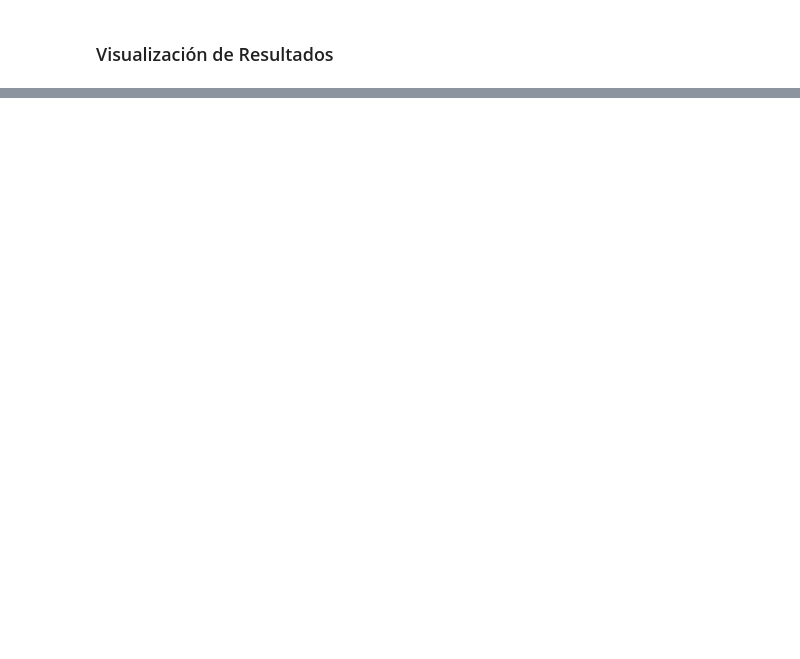
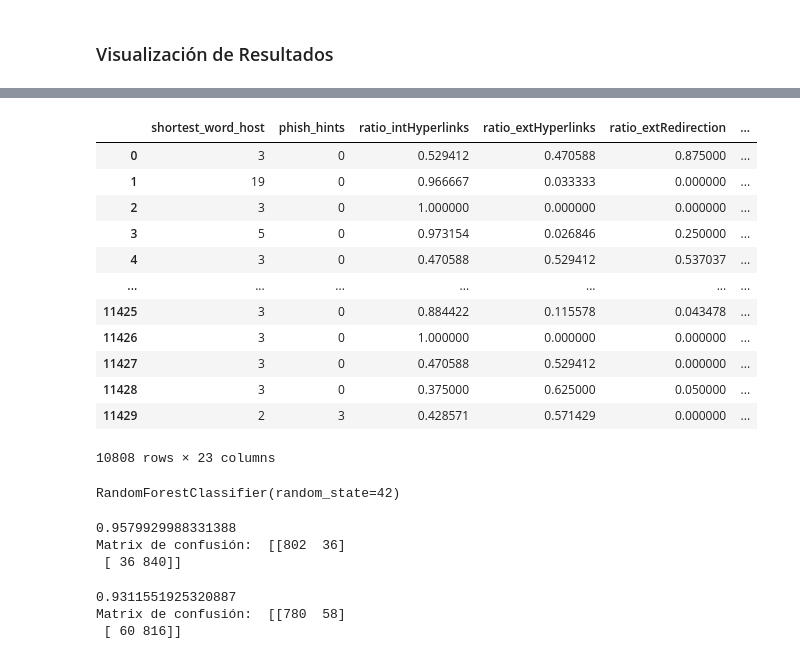
Before and after one commit to JavierCotto5201/LAB1_SDS, a Jupyter notebook: Laoratorio 1.ipynb, the cells around one changed output, grey strips where cells are left out. Drawn from its saved outputs; the diff is of its cells as text; code cells hidden in the pictures; blank space fills up the shorter version.

```diff
--- a/Laoratorio 1.ipynb
+++ b/Laoratorio 1.ipynb
@@ -257,0 +468,16 @@ See the caveats in the documentation: https://pandas.pydata.org/pandas-docs/stab
+# %%
+df_copy2.drop_duplicates()
+# %% [output]
+|  | shortest_word_host | phish_hints | ratio_intHyperlinks | ratio_extHyperlinks | ratio_extRedirection | ... |
+| 0 | 3 | 0 | 0.529412 | 0.470588 | 0.875000 | ... |
+| 1 | 19 | 0 | 0.966667 | 0.033333 | 0.000000 | ... |
+| 2 | 3 | 0 | 1.000000 | 0.000000 | 0.000000 | ... |
+| 3 | 5 | 0 | 0.973154 | 0.026846 | 0.250000 | ... |
+| 4 | 3 | 0 | 0.470588 | 0.529412 | 0.537037 | ... |
+| ... | ... | ... | ... | ... | ... | ... |
+| 11425 | 3 | 0 | 0.884422 | 0.115578 | 0.043478 | ... |
+| 11426 | 3 | 0 | 1.000000 | 0.000000 | 0.000000 | ... |
+| 11427 | 3 | 0 | 0.470588 | 0.529412 | 0.000000 | ... |
+| 11428 | 3 | 0 | 0.375000 | 0.625000 | 0.050000 | ... |
+| 11429 | 2 | 3 | 0.428571 | 0.571429 | 0.000000 | ... |
+10808 rows × 23 columns
@@ -257,0 +487,20 @@ See the caveats in the documentation: https://pandas.pydata.org/pandas-docs/stab
+# %%
+rf = RandomForestClassifier(n_estimators = 100, random_state = 42)
+rf.fit(X_train, y_train)
+# %% [output]
+RandomForestClassifier(random_state=42)
+# %%
+# Realizamos predicciones con las metricas de validación
+predictions = rf.predict(X_valid)
+
+# Get the results y_valid
+validation_confusion_matrix = confusion_matrix(y_valid, predictions)
+validation_recall_score = recall_score(y_valid, predictions, average=None)
+validation_precision_score = precision_score(y_valid, predictions, average=None)
+validation_f1_score = f1_score(y_valid, predictions, average=None)
+print(metrics.accuracy_score(y_valid, predictions))
+print("Matrix de confusión: ", validation_confusion_matrix)
+# %% [output]
+0.9579929988331388
+Matrix de confusión:  [[802  36]
+ [ 36 840]]
@@ -257,0 +513,12 @@ See the caveats in the documentation: https://pandas.pydata.org/pandas-docs/stab
+# %%
+# Get the results y_valid
+validation_confusion_matrix = confusion_matrix(y_valid, predictions2)
+validation_recall_score = recall_score(y_valid, predictions2, average=None)
+validation_precision_score = precision_score(y_valid, predictions2, average=None)
+validation_f1_score = f1_score(y_valid, predictions2, average=None)
+print(metrics.accuracy_score(y_valid, predictions2))
+print("Matrix de confusión: ", validation_confusion_matrix)
+# %% [output]
+0.9311551925320887
+Matrix de confusión:  [[780  58]
+ [ 60 816]]
```
Also changed, not shown: parts of 38 cells of this notebook, 4 other files.
